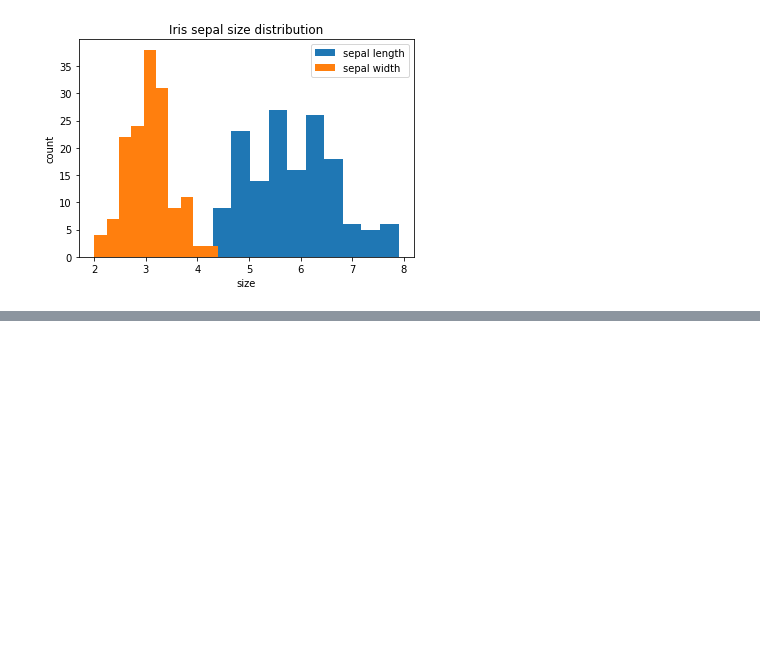
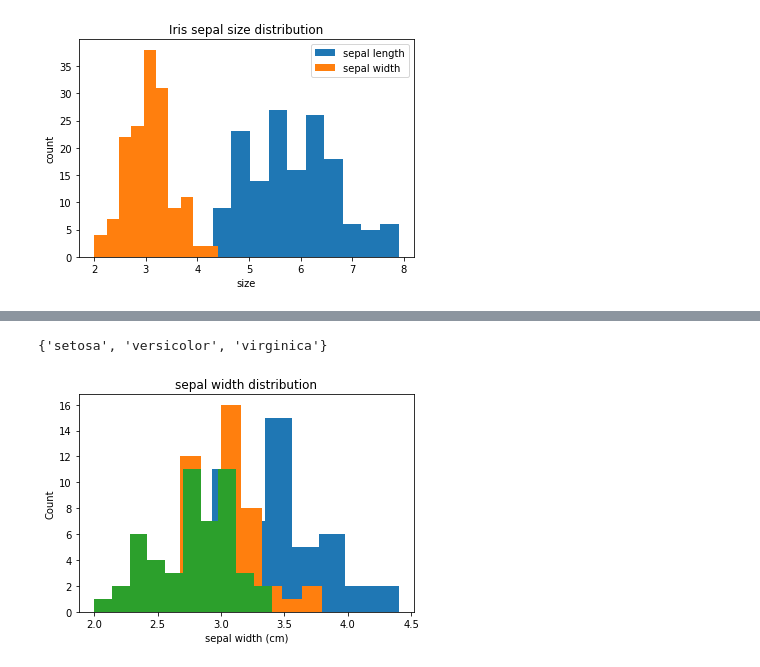
Before and after one commit to k821209/biobigdata, a Jupyter notebook: 2. biodata.ipynb, the cells around one changed output, grey strips where cells are left out. Saved outputs shown, nothing was run; the diff lists cells and outputs as text; code cells hidden in the pictures; blank space fills up the shorter version.

```diff
--- a/2. biodata.ipynb
+++ b/2. biodata.ipynb
@@ -178,0 +188,20 @@ plt.show()
+# %%
+set(df.cultivar)
+# %% [output]
+{'setosa', 'versicolor', 'virginica'}
+# %%
+m_setosa = df.cultivar == 'setosa'
+# %%
+m_virgi  = df.cultivar == 'virginica'
+# %%
+m_versi  = df.cultivar == 'versicolor'
+# %%
+plt.hist(df[m_setosa]['sepal width (cm)'])
+plt.hist(df[m_virgi]['sepal width (cm)'])
+plt.hist(df[m_versi]['sepal width (cm)'])
+plt.xlabel('sepal width (cm)')
+plt.ylabel('Count')
+plt.title('sepal width distribution')
+plt.show()
+# %% [output]
+[figure, added]
```
Also changed, not shown: parts of 8 cells of this notebook.
